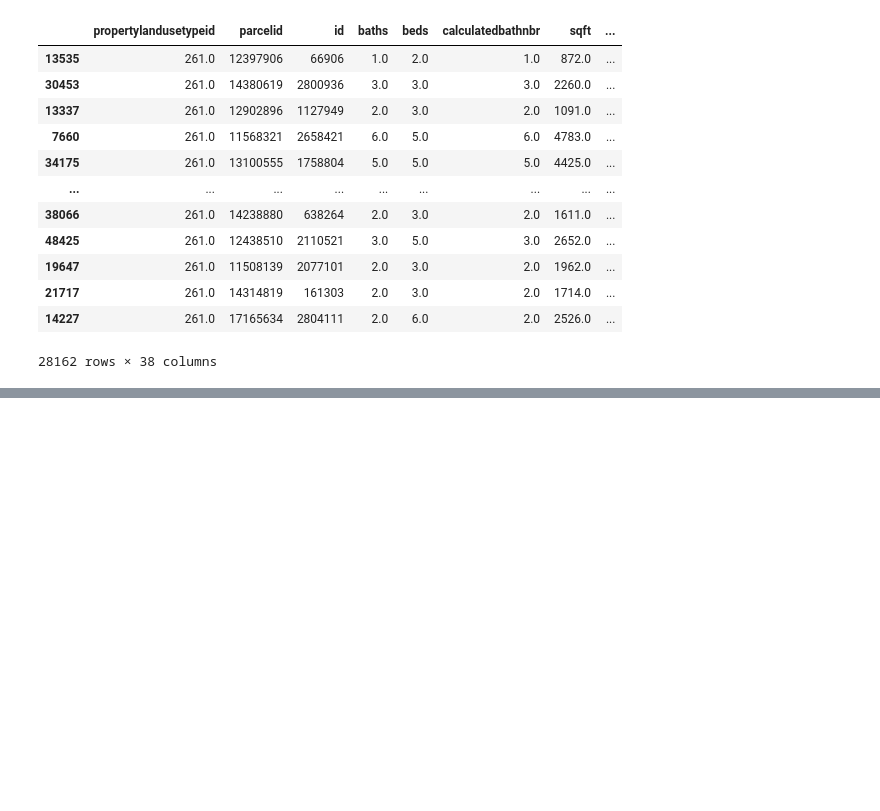
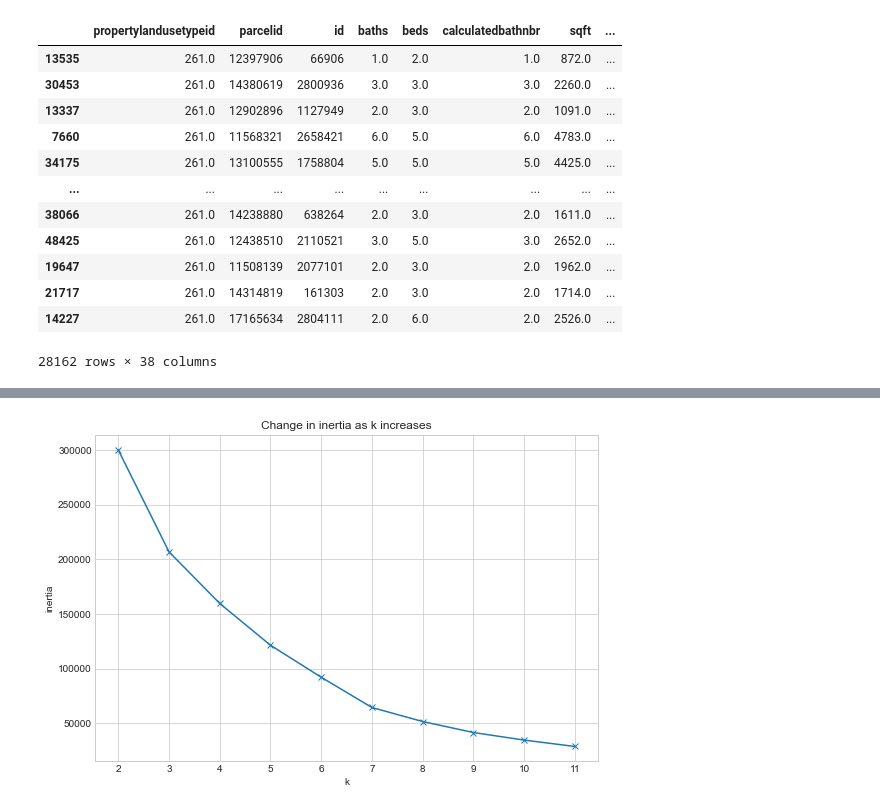
Before and after one commit to zach-allante/clustering-project, a Jupyter notebook: explore-project.ipynb, the cells around one changed output, grey strips where cells are left out. Cells and saved outputs as stored; diff of their text form; code cells hidden in the pictures; blank space fills up the shorter version.

```diff
--- a/explore-project.ipynb
+++ b/explore-project.ipynb
@@ -140,10 +197,12 @@ See the caveats in the documentation: https://pandas.pydata.org/pandas-docs/stab
 # %%
 clusters = pd.DataFrame([])
+best = pd.DataFrame([])
 for i in range(2,10):
     kmeans = KMeans(n_clusters=i)
-    kmeans.fit(scaled_impfeats[impfeats])
-    train['clusters',i] = kmeans.predict(scaled_impfeats[impfeats])
-    clusters['clusters',i] = kmeans.predict(scaled_impfeats)
+    kmeans.fit(scaled_x_train[location])
+    location_x_train['bestLocation'] = kmeans.predict(scaled_x_train[location])
+    location_x_train['locationcluster',i] = kmeans.predict(scaled_x_train[location])
+    clusters['locationclusters',i] = kmeans.predict(scaled_x_train[location])
 # %% [output]
 A value is trying to be set on a copy of a slice from a DataFrame.
 Try using .loc[row_indexer,col_indexer] = value instead
@@ -180,0 +222,9 @@ train
+# %%
+clusters = pd.DataFrame([])
+best = pd.DataFrame([])
+for i in range(2,10):
+    kmeans = KMeans(n_clusters=i)
+    kmeans.fit(scaled_x_train[structure])
+    structure_x_train['bestStructure'] = kmeans.predict(scaled_x_train[structure])
+    structure_x_train['structurecluster',i] = kmeans.predict(scaled_x_train[structure])
+    clusters['structureclusters',i] = kmeans.predict(scaled_x_train[structure])
@@ -180,0 +249,9 @@ train
+# %%
+clusters = pd.DataFrame([])
+best = pd.DataFrame([])
+for i in range(2,10):
+    kmeans = KMeans(n_clusters=i)
+    kmeans.fit(scaled_x_train[Foundation])
+    foundation_x_train['bestFoundation'] = kmeans.predict(scaled_x_train[Foundation])
+    foundation_x_train['foundationcluster',i] = kmeans.predict(scaled_x_train[Foundation])
+    clusters['foundationclusters',i] = kmeans.predict(scaled_x_train[Foundation])
@@ -180,0 +284,14 @@ train
+# %%
+kmeans = KMeans(n_clusters=4)
+kmeans.fit(scaled_x_train[Foundation])
+foundation_x_train['bestFoundation'] = kmeans.predict(scaled_x_train[Foundation])
+# %%
+with plt.style.context('seaborn-whitegrid'):
+    plt.figure(figsize=(9, 6))
+    pd.Series({k: KMeans(k).fit(foundation_x_train).inertia_ for k in range(2, 12)}).plot(marker='x')
+    plt.xticks(range(2, 12))
+    plt.xlabel('k')
+    plt.ylabel('inertia')
+    plt.title('Change in inertia as k increases')
+# %% [output]
+[figure, added]
```
Also changed, not shown: parts of 29 cells of this notebook.
